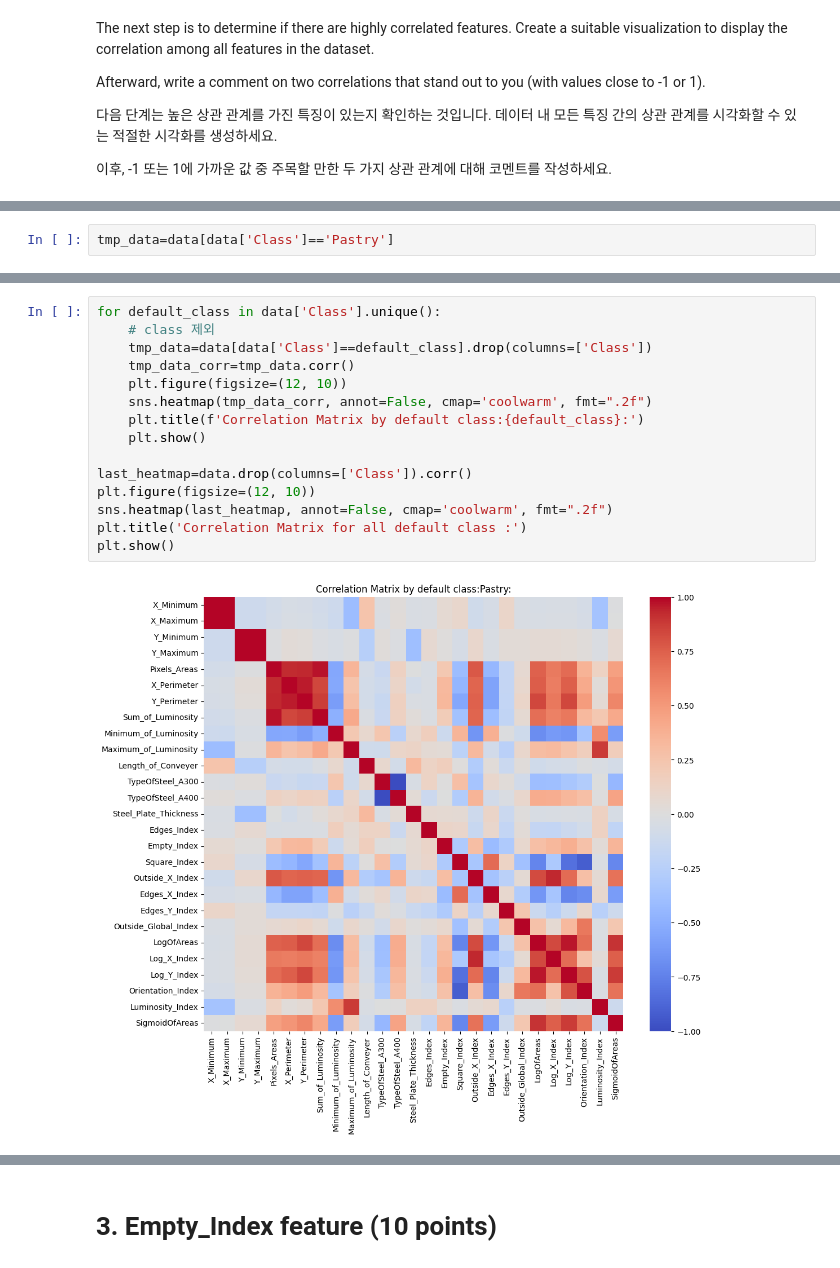
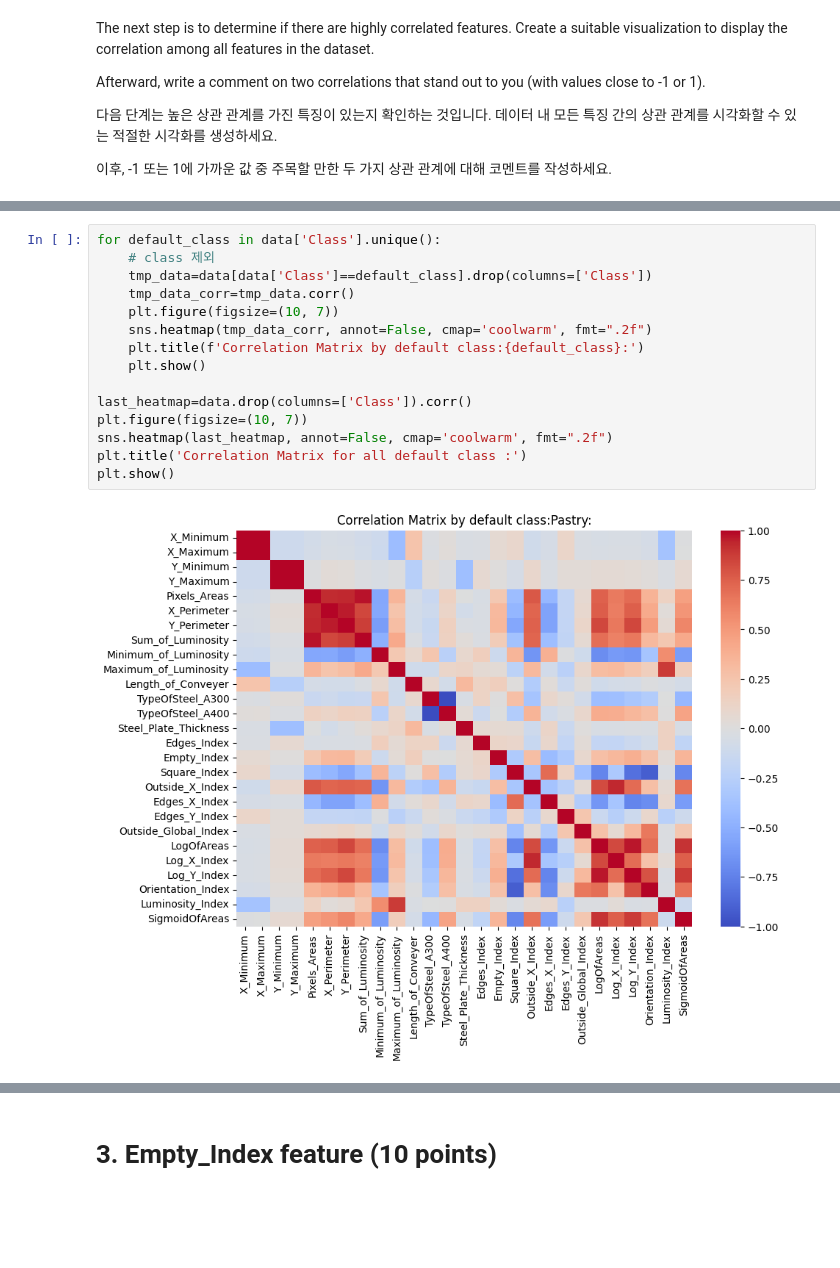
Before and after one commit to hansanghooon/24510115_assign1, a Jupyter notebook: DAEM_Midterm_practical_test.ipynb, the cells around one changed output, grey strips where cells are left out. Drawn from its saved outputs; the diff is of its cells as text; blank space fills up the shorter version.

```diff
--- a/DAEM_Midterm_practical_test.ipynb
+++ b/DAEM_Midterm_practical_test.ipynb
@@ -143,2 +103,0 @@ data.groupby(['Class'])
-# %%
-tmp_data=data[data['Class']=='Pastry']
@@ -160,17 +104,17 @@ tmp_data=data[data['Class']=='Pastry']
 # %%
 for default_class in data['Class'].unique():
     # class 제외
     tmp_data=data[data['Class']==default_class].drop(columns=['Class'])
     tmp_data_corr=tmp_data.corr()
-    plt.figure(figsize=(12, 10))
+    plt.figure(figsize=(10, 7))
     sns.heatmap(tmp_data_corr, annot=False, cmap='coolwarm', fmt=".2f")
     plt.title(f'Correlation Matrix by default class:{default_class}:')
     plt.show()
 
 last_heatmap=data.drop(columns=['Class']).corr()
-plt.figure(figsize=(12, 10))
+plt.figure(figsize=(10, 7))
 sns.heatmap(last_heatmap, annot=False, cmap='coolwarm', fmt=".2f")
 plt.title('Correlation Matrix for all default class :')
 plt.show()
 # %% [output]
-[figure, old version]
+[figure, new version]
```
Also changed, not shown: parts of 25 cells of this notebook.
